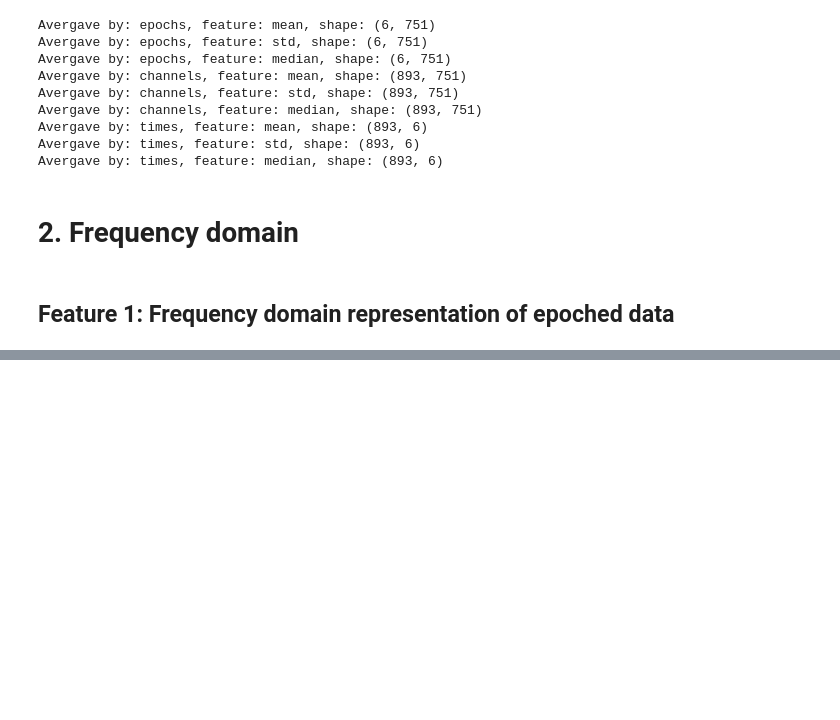
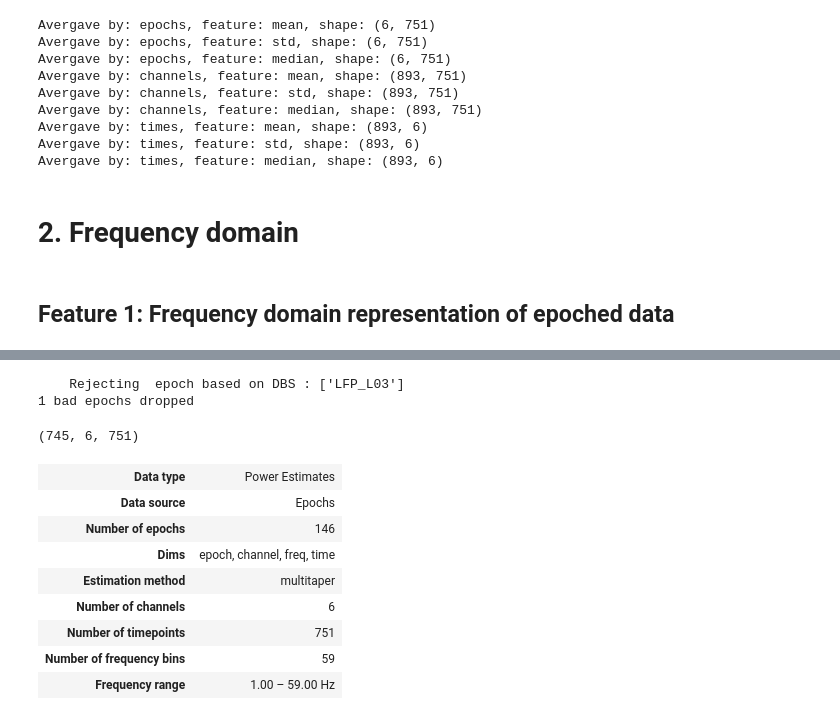
Before and after one commit to orabe/gaitmod, a Jupyter notebook: examples/LFP/features/extract_features.ipynb, the cells around one changed output, grey strips where cells are left out. Saved outputs shown, nothing was run; the diff lists cells and outputs as text; code cells hidden in the pictures; blank space fills up the shorter version.

```diff
--- a/examples/LFP/features/extract_features.ipynb
+++ b/examples/LFP/features/extract_features.ipynb
@@ -149,0 +301,23 @@ freq_bands = {
+# %%
+reject_criteria = dict(dbs=150e-6)
+e = epochs['normal_walking'].copy().drop_bad(reject=reject_criteria)
+e_power = e.compute_tfr(
+    method="multitaper", freqs=freqs, n_cycles=n_cycles)
+
+e.get_data().shape
+# %% [output]
+    Rejecting  epoch based on DBS : ['LFP_L03']
+1 bad epochs dropped
+(745, 6, 751)
+# %%
+e_power
+# %% [output]
+| Data type | Power Estimates |
+| Data source | Epochs |
+| Number of epochs | 146 |
+| Dims | epoch, channel, freq, time |
+| Estimation method | multitaper |
+| Number of channels | 6 |
+| Number of timepoints | 751 |
+| Number of frequency bins | 59 |
+| Frequency range | 1.00 – 59.00 Hz |
```
Also changed, not shown: parts of 35 cells of this notebook, 7 other files.
